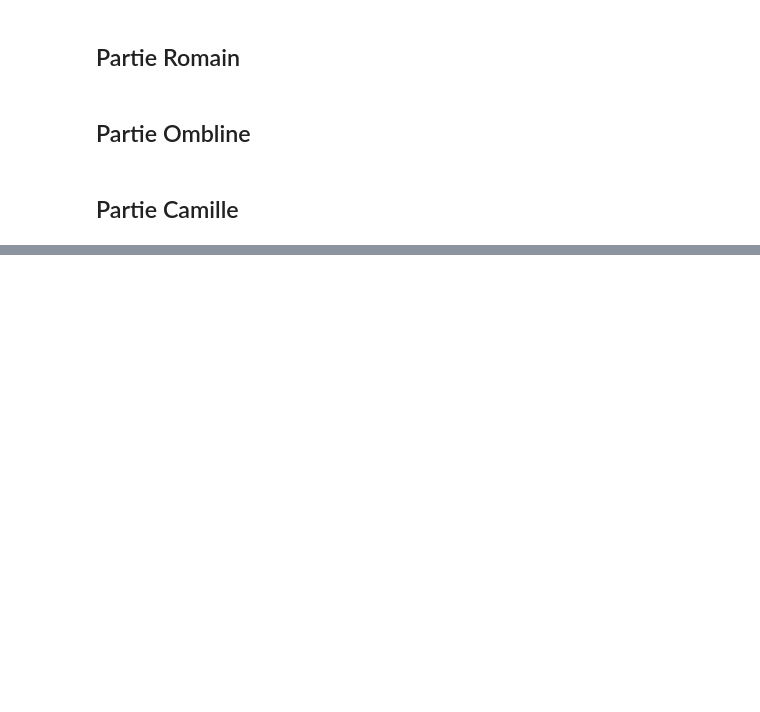
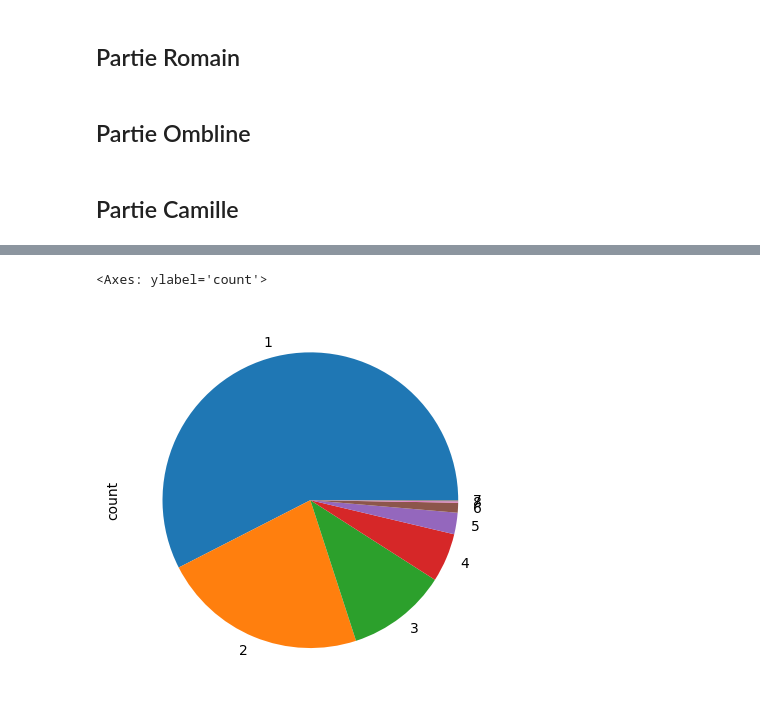
Before and after one commit to camilleprig/pe-hackathon, a Jupyter notebook: code.ipynb, the cells around one changed output, grey strips where cells are left out. Saved outputs shown, nothing was run; the diff lists cells and outputs as text; code cells hidden in the pictures; blank space fills up the shorter version.

```diff
--- a/code.ipynb
+++ b/code.ipynb
@@ -36,0 +81,5 @@ Analysons la répartition du nombre d'étoile par système solaire
+# %%
+dfc_entité.sy_pnum.value_counts().plot(kind='pie')
+# %% [output]
+<Axes: ylabel='count'>
+[figure, added]
```
Also changed, not shown: parts of 11 cells of this notebook.
